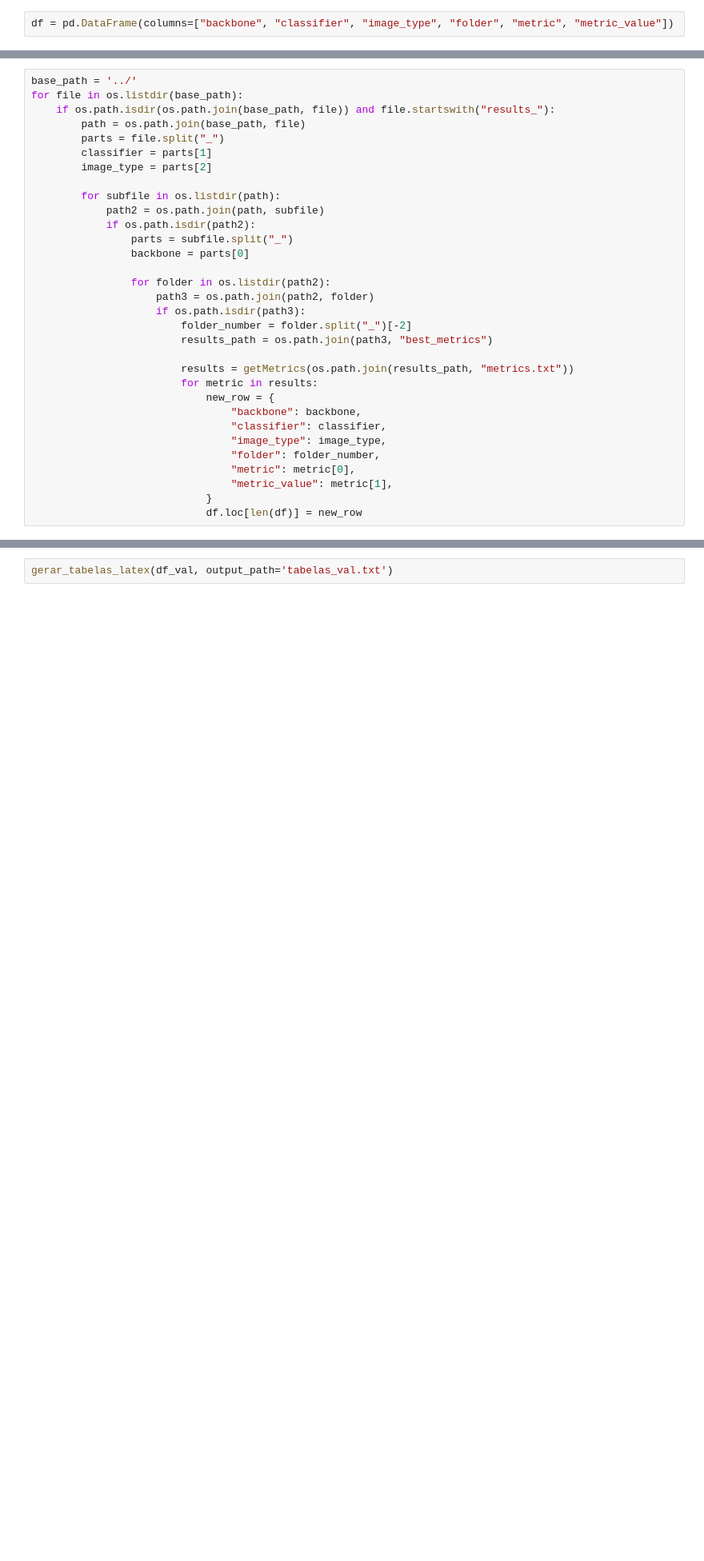
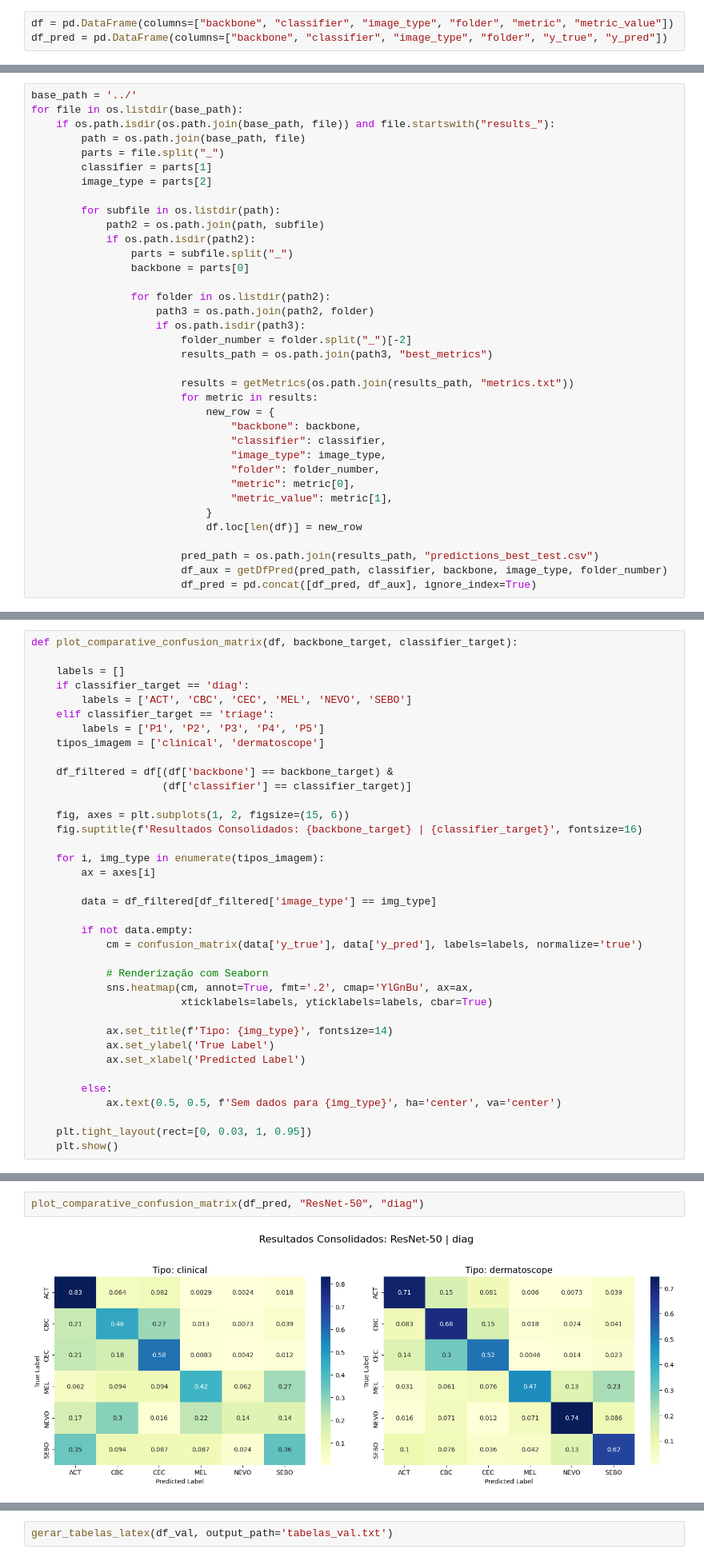
Before and after one commit to e-magesk/pipeline-IA-TCC, a Jupyter notebook: postprocess/postprocess_results.ipynb, the cells around one changed output, grey strips where cells are left out. Shown at 80% size. Cells and saved outputs as stored; diff of their text form; blank space fills up the shorter version.

```diff
--- a/postprocess/postprocess_results.ipynb
+++ b/postprocess/postprocess_results.ipynb
@@ -35,5 +40,6 @@ Folder ../results_diag_clinical already has been processed, skipping...
 # %%
 df = pd.DataFrame(columns=["backbone", "classifier", "image_type", "folder", "metric", "metric_value"])
+df_pred = pd.DataFrame(columns=["backbone", "classifier", "image_type", "folder", "y_true", "y_pred"])
 # %%
 def getMetrics(path):
     with open(path, "r") as f:
@@ -86,3 +102,7 @@ for file in os.listdir(base_path):
                                 "metric_value": metric[1],
                             }
                             df.loc[len(df)] = new_row
+
+                        pred_path = os.path.join(results_path, "predictions_best_test.csv")
+                        df_aux = getDfPred(pred_path, classifier, backbone, image_type, folder_number)
+                        df_pred = pd.concat([df_pred, df_aux], ignore_index=True)
@@ -178,0 +296,37 @@ Arquivo salvo com sucesso em: tabelas_overleaf.txt
+# %%
+def plot_comparative_confusion_matrix(df, backbone_target, classifier_target):
+
+    labels = []
+    if classifier_target == 'diag':
+        labels = ['ACT', 'CBC', 'CEC', 'MEL', 'NEVO', 'SEBO']
+    elif classifier_target == 'triage':
+        labels = ['P1', 'P2', 'P3', 'P4', 'P5']
+    tipos_imagem = ['clinical', 'dermatoscope']
+
+    df_filtered = df[(df['backbone'] == backbone_target) &
+                     (df['classifier'] == classifier_target)]
+
+    fig, axes = plt.subplots(1, 2, figsize=(15, 6))
+    fig.suptitle(f'Resultados Consolidados: {backbone_target} | {classifier_target}', fontsize=16)
+
+    for i, img_type in enumerate(tipos_imagem):
+        ax = axes[i]
+
+        data = df_filtered[df_filtered['image_type'] == img_type]
+
+        if not data.empty:
+            cm = confusion_matrix(data['y_true'], data['y_pred'], labels=labels, normalize='true')
+
+            # Renderização com Seaborn
+            sns.heatmap(cm, annot=True, fmt='.2', cmap='YlGnBu', ax=ax,
+                        xticklabels=labels, yticklabels=labels, cbar=True)
+
+            ax.set_title(f'Tipo: {img_type}', fontsize=14)
+            ax.set_ylabel('True Label')
+            ax.set_xlabel('Predicted Label')
+
+        else:
+            ax.text(0.5, 0.5, f'Sem dados para {img_type}', ha='center', va='center')
+
+    plt.tight_layout(rect=[0, 0.03, 1, 0.95])
+    plt.show()
@@ -178,0 +335,4 @@ Arquivo salvo com sucesso em: tabelas_overleaf.txt
+# %%
+plot_comparative_confusion_matrix(df_pred, "ResNet-50", "diag")
+# %% [output]
+[figure, added]
```
Also changed, not shown: parts of 22 cells of this notebook, 21 other files.
